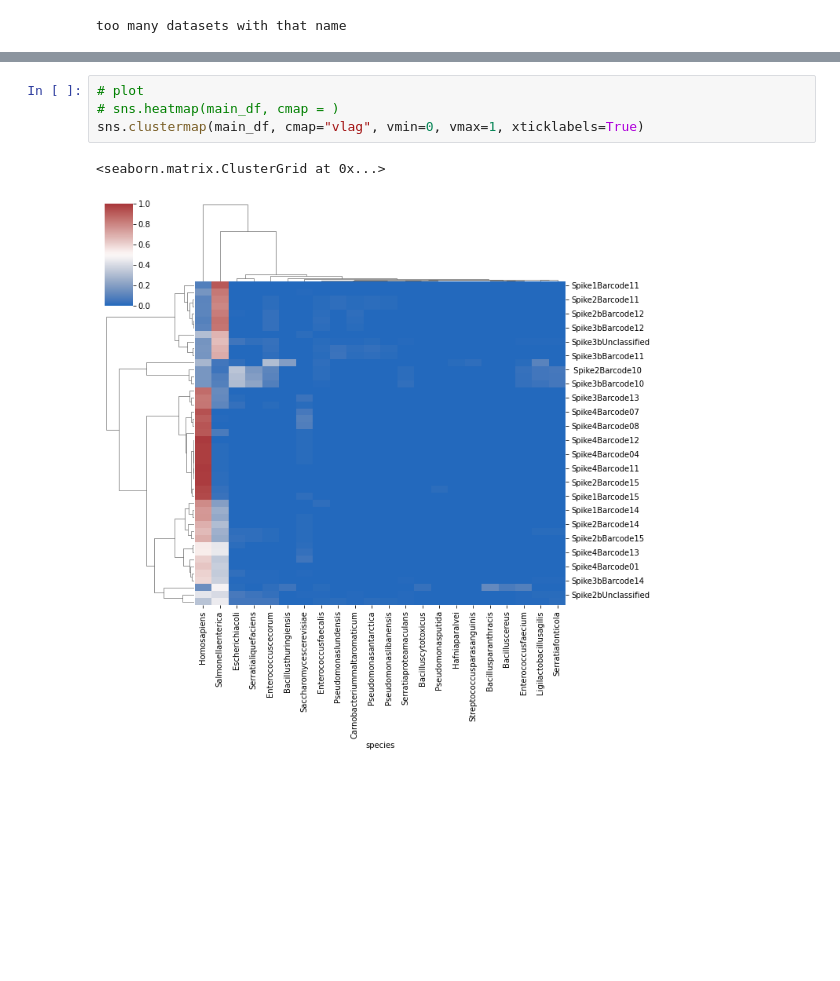
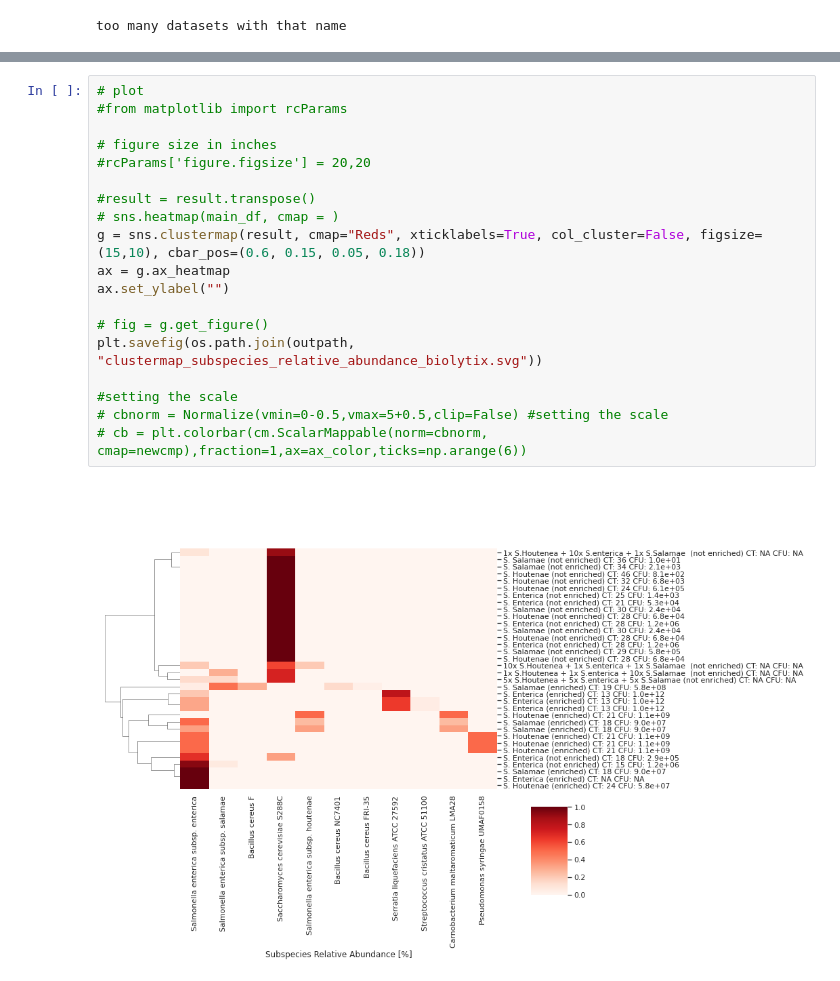
Before and after one commit to usegalaxy-eu/PathoGFAIR, a Jupyter notebook: src/taxonomy_heatmap_from_collection.ipynb, the cells around one changed output, grey strips where cells are left out. Saved outputs shown, nothing was run; the diff lists cells and outputs as text; blank space fills up the shorter version.

Commit message:
nice taxonomy clustermap

```diff
--- a/src/taxonomy_heatmap_from_collection.ipynb
+++ b/src/taxonomy_heatmap_from_collection.ipynb
@@ -148,7 +224,21 @@ result
-# %%
-# plot
-# sns.heatmap(main_df, cmap = )
-sns.clustermap(main_df, cmap="vlag", vmin=0, vmax=1, xticklabels=True)
-# %% [output]
-<seaborn.matrix.ClusterGrid at 0x...>
-[figure, removed]
+# %%
+# plot
+#from matplotlib import rcParams
+
+# figure size in inches
+#rcParams['figure.figsize'] = 20,20
+
+#result = result.transpose()
+# sns.heatmap(main_df, cmap = )
+g = sns.clustermap(result, cmap="Reds", xticklabels=True, col_cluster=False, figsize=(15,10), cbar_pos=(0.6, 0.15, 0.05, 0.18))
+ax = g.ax_heatmap
+ax.set_ylabel("")
+
+# fig = g.get_figure()
+plt.savefig(os.path.join(outpath, "clustermap_subspecies_relative_abundance_biolytix.svg"))
+
+#setting the scale
+# cbnorm = Normalize(vmin=0-0.5,vmax=5+0.5,clip=False) #setting the scale
+# cb = plt.colorbar(cm.ScalarMappable(norm=cbnorm, cmap=newcmp),fraction=1,ax=ax_color,ticks=np.arange(6))
+# %% [output]
+[figure, added]
```
Also changed, not shown: parts of 11 cells of this notebook, 7 other files.
